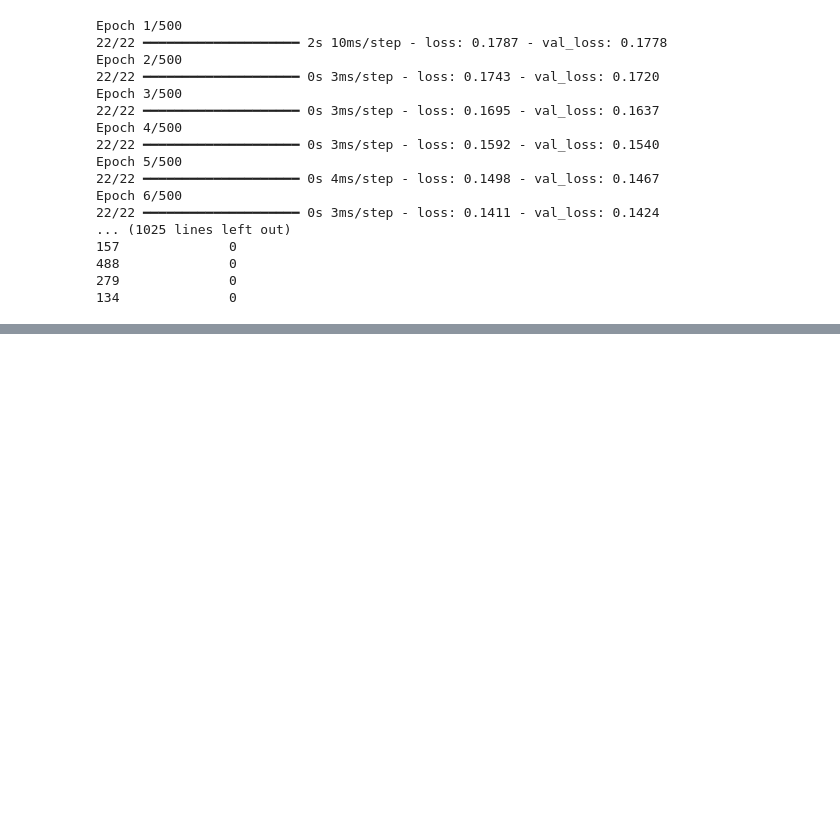
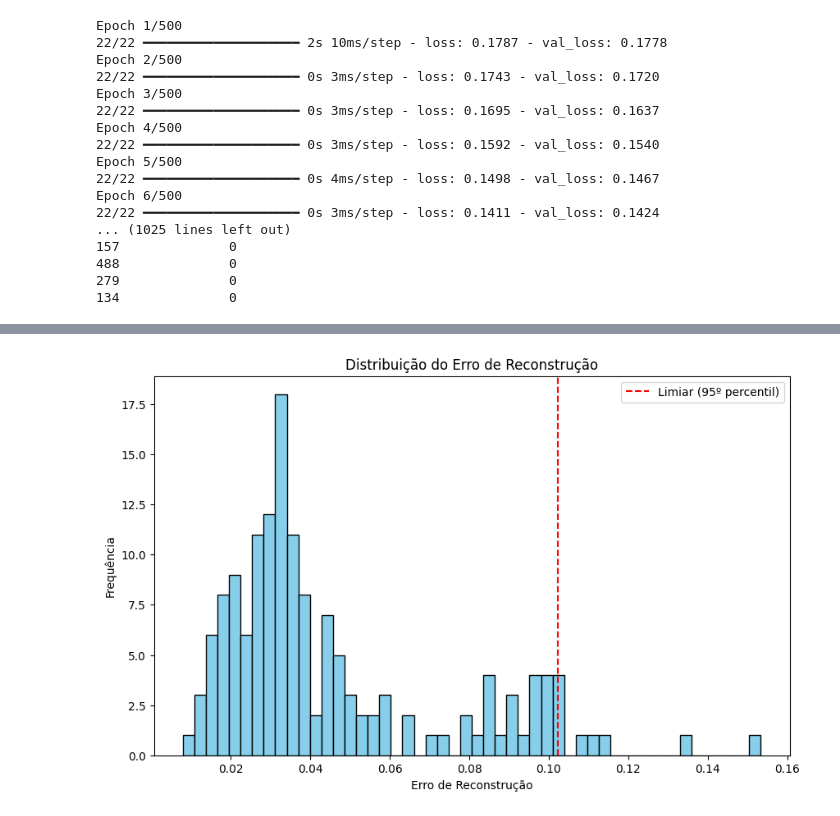
Before and after one commit to felippedamasoade/Deep_Learning_CV, a Jupyter notebook: DEEP_LEARNing.ipynb, the cells around one changed output, grey strips where cells are left out. Cells and saved outputs as stored; diff of their text form; code cells hidden in the pictures; blank space fills up the shorter version.

```diff
--- a/DEEP_LEARNing.ipynb
+++ b/DEEP_LEARNing.ipynb
@@ -115,0 +199,14 @@ Epoch 6/500
+# %%
+import matplotlib.pyplot as plt
+
+# Plotar o histograma do erro de reconstrução
+plt.figure(figsize=(10, 6))
+plt.hist(reconstruction_error, bins=50, color="skyblue", edgecolor="black")
+plt.axvline(x=threshold, color="red", linestyle="--", label="Limiar (95º percentil)")
+plt.title("Distribuição do Erro de Reconstrução")
+plt.xlabel("Erro de Reconstrução")
+plt.ylabel("Frequência")
+plt.legend()
+plt.show()
+# %% [output]
+[figure, added]
```
Also changed, not shown: parts of 6 cells of this notebook.
